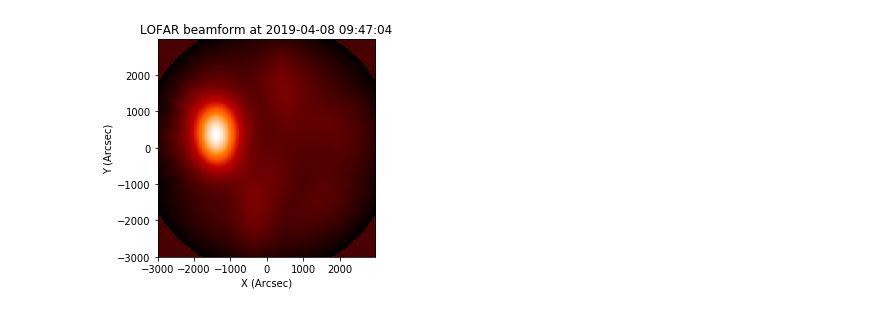
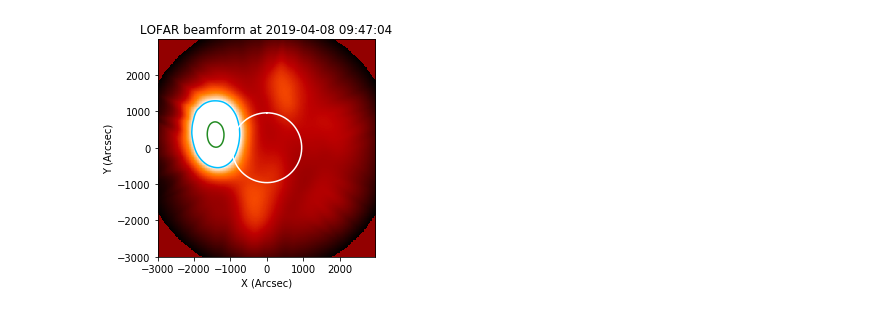
Before and after one commit to peijin94/LOFAR-Sun-tools, a Jupyter notebook: demo/demo_fitscube.ipynb, the cells around one changed output. Saved outputs shown, nothing was run; the diff lists cells and outputs as text; code cells hidden in the pictures.

```diff
--- a/demo/demo_fitscube.ipynb
+++ b/demo/demo_fitscube.ipynb
@@ -32,5 +29,10 @@ im = ax.imshow(data_bf, cmap='gist_heat',
 ax.set_xlabel('X (Arcsec)')
 ax.set_ylabel('Y (Arcsec)')
 ax.set_aspect('equal', 'box')
+ax.contour(X,Y,data_bf/np.max(data_bf),levels=[0.5,0.9],colors=['deepskyblue','forestgreen'])
 ax.set_title('LOFAR beamform at '+str(dtime)[0:19])
+ax.plot(960*np.sin(np.arange(0,2*np.pi,0.001)),
+                        960*np.cos(np.arange(0,2*np.pi,0.001)),'w')
+
+ax.get_images()[1].set_clim([0,np.max(data_bf)/2])
 # %% [output]
@@ -38 +39 @@ Text(0.5, 1.0, 'LOFAR beamform at 2019-04-08 09:47:04')
-[figure, old version]
+[figure, new version]
```
Also changed, not shown: parts of 2 cells of this notebook.
